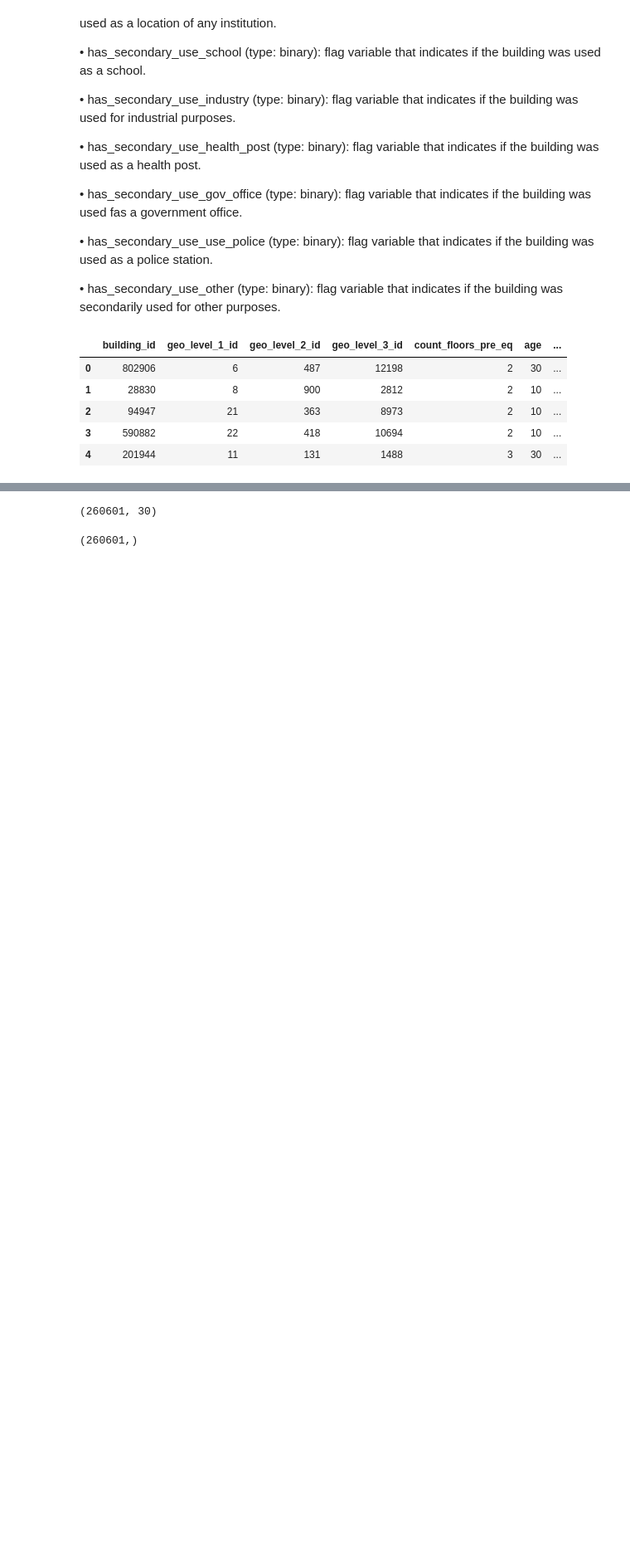
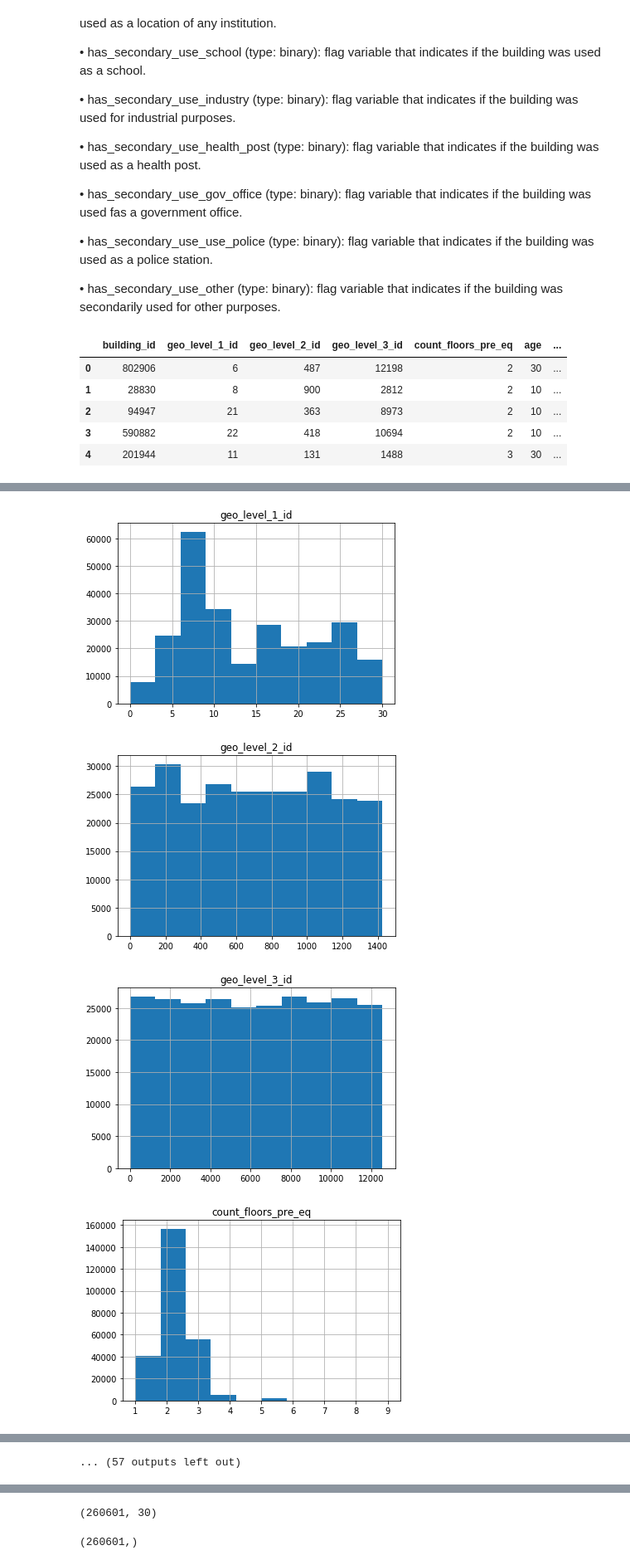
Before and after one commit to Thabby07/richter-predictor, a Jupyter notebook: TFM_Exploración_del_dataset.ipynb, the cells around one changed output, grey strips where cells are left out. Shown: that part at 83% size. Cells and saved outputs as stored; diff of their text form; code cells hidden in the pictures; blank space fills up the shorter version.

```diff
--- a/TFM_Exploración_del_dataset.ipynb
+++ b/TFM_Exploración_del_dataset.ipynb
@@ -132,7 +143,3 @@ train_labels.shape # (260601, 1)
 # %%
 # TODO How many ids match
 train = train_values.set_index('building_id').join(train_labels.set_index('building_id'), how='left')
-# %%
-# TODO Change string categorical to numeric categorical
-train = train.select_dtypes(exclude=['object'])
-train.head()
@@ -164,0 +181,10 @@ train.shape
+# %%
+train = pd.get_dummies(train)
+# %%
+for col in train.columns:
+  hist = train.hist(bins=10, column=col)
+# %% [output]
+[figure, added]
+[figure, added]
+[figure, added]
+[figure, added]
@@ -164,0 +199 @@ train.shape
+... (57 outputs left out)
```
Also changed, not shown: parts of 23 cells of this notebook.
